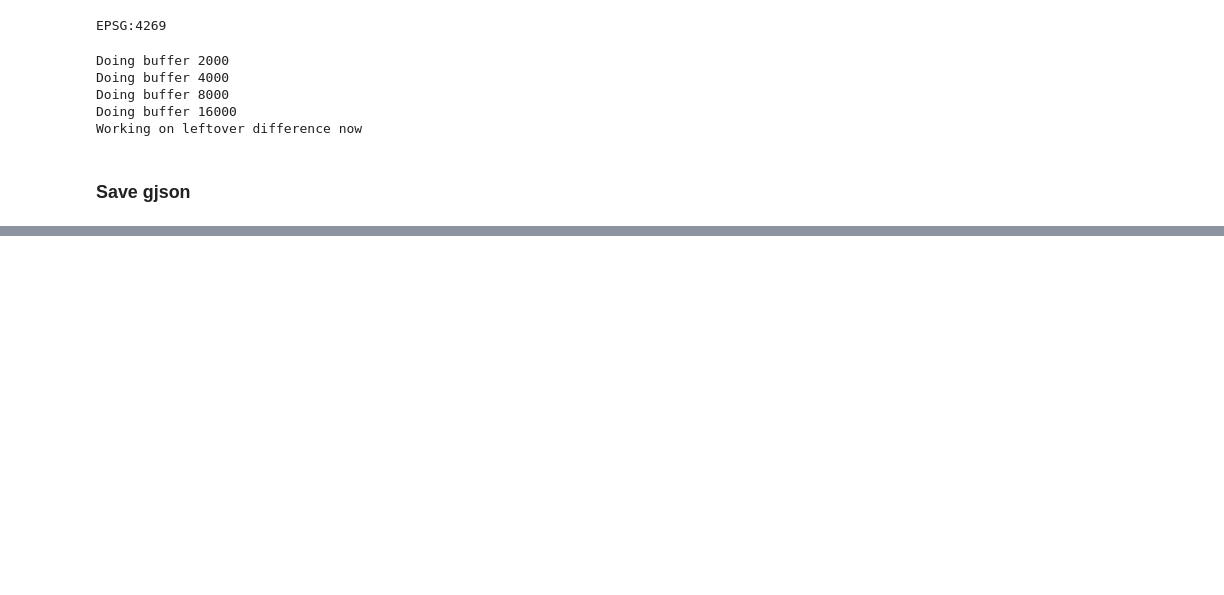
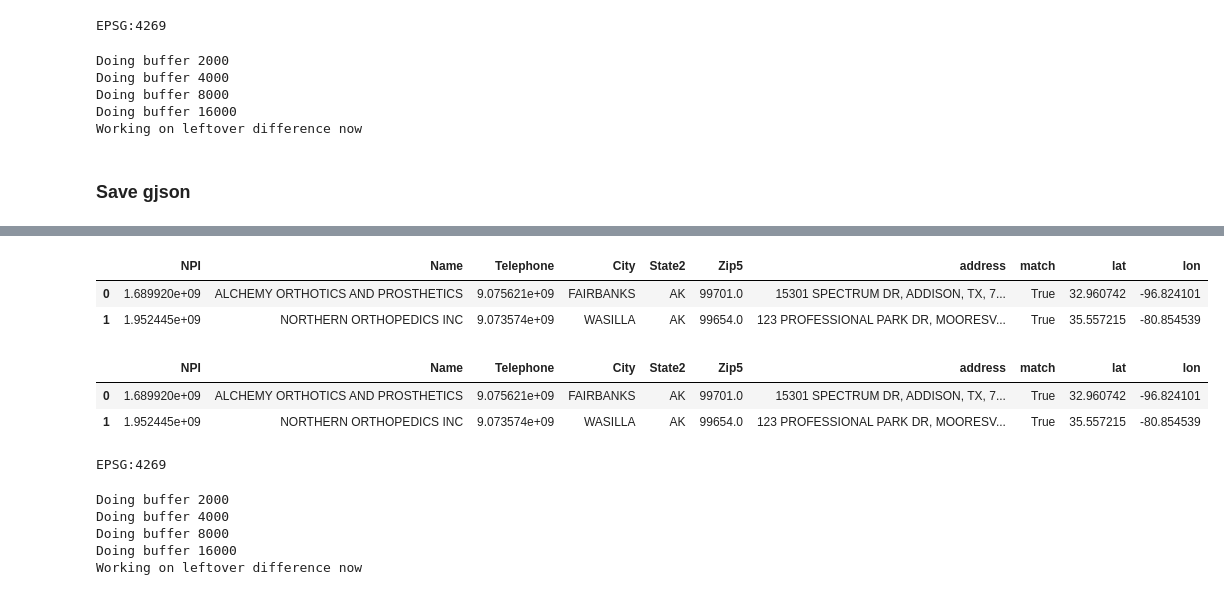
Before and after one commit to hyuanz/NPI_cleaning, a Jupyter notebook: npichunk_states.ipynb, the cells around one changed output, grey strips where cells are left out. Saved outputs shown, nothing was run; the diff lists cells and outputs as text; code cells hidden in the pictures; blank space fills up the shorter version.

```diff
--- a/npichunk_states.ipynb
+++ b/npichunk_states.ipynb
@@ -494,0 +818,4 @@ hosp_geo.to_file('Hosp_States.geojson', driver='GeoJSON')
+# %%
+k = cg.addressbatch('cgDf.csv')
+# %%
+geo_pharm = pd.DataFrame(k, columns=k[0].keys())
@@ -494,0 +828,27 @@ hosp_geo.to_file('Hosp_States.geojson', driver='GeoJSON')
+# %%
+# geo_pharm['rowN'] = geo_pharm['row'].astype(int)
+# gp2 = geo_pharm.sort_values(by='rowN').reset_index(drop=True)
+
+kg = ['address','match','lat','lon']
+kd = ['NPI',
+      'Provider Organization Name (Legal Business Name)',
+      'Provider Business Practice Location Address Telephone Number',
+      'City','State2','Zip5']
+final_pharm = pd.concat([combined_4[kd], geo_pharm[kg]], axis=1)
+
+final_pharm.rename(columns={'Provider Organization Name (Legal Business Name)':'Name',
+                      'Provider Business Practice Location Address Telephone Number':'Telephone'}, inplace=True)
+final_pharm.head(2)
+# %% [output]
+|  | NPI | Name | Telephone | City | State2 | Zip5 | address | match | lat | lon |
+| 0 | 1.689920e+09 | ALCHEMY ORTHOTICS AND PROSTHETICS | 9.075621e+09 | FAIRBANKS | AK | 99701.0 | 15301 SPECTRUM DR, ADDISON, TX, 7... | True | 32.960742 | -96.824101 |
+| 1 | 1.952445e+09 | NORTHERN ORTHOPEDICS INC | 9.073574e+09 | WASILLA | AK | 99654.0 | 123 PROFESSIONAL PARK DR, MOORESV... | True | 35.557215 | -80.854539 |
+# %%
+hosp_data = final_pharm
+hosp_data = hosp_data[hosp_data['match']].copy()
+hosp_data.reset_index(inplace=True, drop=True)
+hosp_data.head(2)
+# %% [output]
+|  | NPI | Name | Telephone | City | State2 | Zip5 | address | match | lat | lon |
+| 0 | 1.689920e+09 | ALCHEMY ORTHOTICS AND PROSTHETICS | 9.075621e+09 | FAIRBANKS | AK | 99701.0 | 15301 SPECTRUM DR, ADDISON, TX, 7... | True | 32.960742 | -96.824101 |
+| 1 | 1.952445e+09 | NORTHERN ORTHOPEDICS INC | 9.073574e+09 | WASILLA | AK | 99654.0 | 123 PROFESSIONAL PARK DR, MOORESV... | True | 35.557215 | -80.854539 |
@@ -494,0 +857,7 @@ hosp_geo.to_file('Hosp_States.geojson', driver='GeoJSON')
+# %%
+cali_counties = gpd.read_file(r'tl_2019_us_county/tl_2019_us_county.shp')
+cali_outline = cali_counties.dissolve('STATEFP')
+cali_proj = cali_outline.to_crs('EPSG:5070')
+print(cali_outline.crs)
+# %% [output]
+EPSG:4269
@@ -494,0 +908,11 @@ hosp_geo.to_file('Hosp_States.geojson', driver='GeoJSON')
+# %%
+hos_proj = hosp_geo.to_crs('EPSG:5070') #'epsg:4269'
+
+dist_met = [2000, 4000, 8000, 16000] #, 32000
+buff_city = dist_cont(hos_proj, dist_met, cali_proj, buff_res=100)
+# %% [output]
+Doing buffer 2000
+Doing buffer 4000
+Doing buffer 8000
+Doing buffer 16000
+Working on leftover difference now
```
Also changed, not shown: parts of 54 cells of this notebook, 3 other files.
